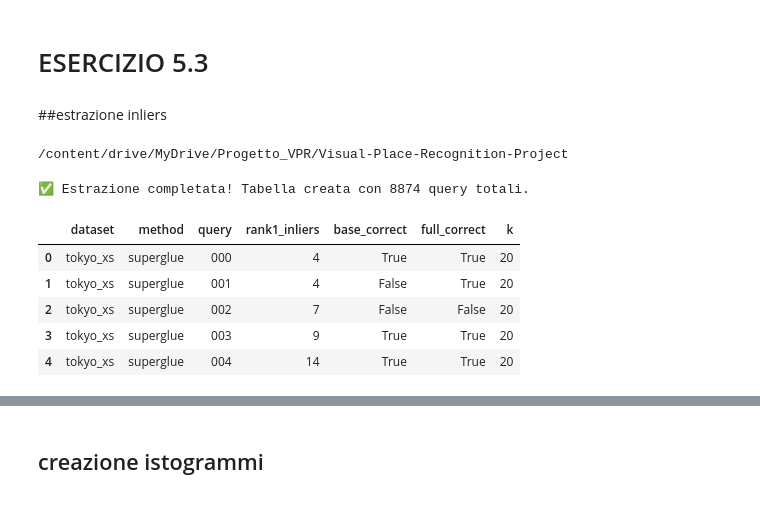
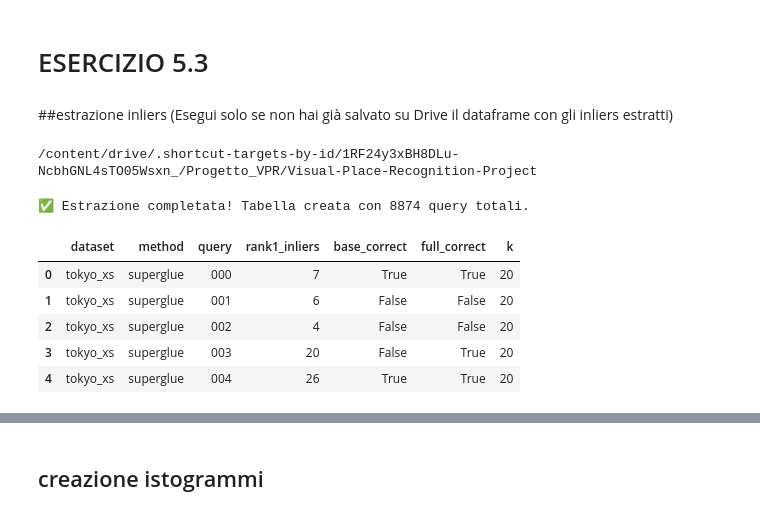
Before and after one commit to androsida/Visual-Place-Recognition-Project, a Jupyter notebook: start_your_project.ipynb, the cells around one changed output, grey strips where cells are left out. Cells and saved outputs as stored; diff of their text form; code cells hidden in the pictures.

```diff
--- a/start_your_project.ipynb
+++ b/start_your_project.ipynb
@@ -389,8 +389,8 @@ svox/night   | superpoint-lg   |  4960.82 ms
 ✅ Tabella salvata in: /content/drive/MyDrive/Progetto_VPR/Visual-Place-Recognition-Project/results/Image_Matching_methods/cosplace/tabella_finale_tempi_query.csv
 # %% [markdown]
 # ESERCIZIO 5.3
-# %% [markdown]
-##estrazione inliers
+# %% [markdown]
+##estrazione inliers (Esegui solo se non hai già salvato su Drive il dataframe con gli inliers estratti)
 # %%
 import torch
 import os
@@ -402,6 +402,11 @@ from tqdm import tqdm
 %cd /content/drive/MyDrive/Progetto_VPR/Visual-Place-Recognition-Project/
 
 # 1. Configurazione Iniziale
+
+# NB CAMBIA QUI IL METODO!
+
+vpr_method = "cosplace"
+
 datasets = ['tokyo_xs', "sf_xs", "svox/sun", "svox/night"]
 methods = ['superglue', 'loftr', 'superpoint-lg']
 base_dir = '/content/drive/MyDrive/Progetto_VPR/Visual-Place-Recognition-Project/results'
@@ -411,8 +416,9 @@ tutti_i_dati = []
 # 2. Ciclo di Estrazione Universale
 for dataset in datasets:
     for method in methods:
-        preds_dir = os.path.join(base_dir, 'Image_Matching_methods', 'mixvpr', dataset, 'preds')
-        inliers_dir = os.path.join(base_dir, 'Image_Matching_methods', 'mixvpr', dataset, f'preds_{method}')
+
+        preds_dir = os.path.join(base_dir, 'Image_Matching_methods', vpr_method, dataset, 'preds')
+        inliers_dir = os.path.join(base_dir, 'Image_Matching_methods', vpr_method, dataset, f'preds_{method}')
 
         if not os.path.exists(inliers_dir) or not os.path.exists(preds_dir):
             continue
@@ -459,37 +465,50 @@ for dataset in datasets:
                 continue
 
             # Calcolo metriche per la riga
             k = min(len(predictions), len(inliers_list))
             if k == 0: continue
 
             base_correct = predictions[0] in positives
 
             # Troviamo l'indice del candidato con più inliers per il full_reranking
             best_idx = max(range(k), key=lambda i: (inliers_list[i], -i))
             full_correct = predictions[best_idx] in positives
 
             # Aggiungiamo la riga al "database"
             tutti_i_dati.append({
                 "dataset": dataset,
                 "method": method,
                 "query": q_name,
                 "rank1_inliers": inliers_list[0],
                 "base_correct": base_correct,
                 "full_correct": full_correct,
                 "k": k
             })
 
 # 3. Creazione del DataFrame globale in memoria
 df_risultati = pd.DataFrame(tutti_i_dati)
-print(f"\n✅ Estrazione completata! Tabella creata con {len(df_risultati)} query totali.")
+# 4. Salvataggio direttamente nella cartella drive del metodo VPR del csv e del .pkl
+output_dir = Path(base_dir) / "Image_Matching_methods" / vpr_method
+output_dir.mkdir(parents=True, exist_ok=True)
+
+pkl_path = output_dir / f"df_risultati_adaptive_{vpr_method}.pkl"
+csv_path = output_dir / f"df_risultati_adaptive_{vpr_method}.csv"
+
+df_risultati.to_pickle(pkl_path)
+df_risultati.to_csv(csv_path, index=False)
+
+
+print(f".pkl salvato in: {pkl_path}")
+print(f"CSV salvato in: {csv_path}")
+print(f"\n Estrazione completata! Tabella creata con {len(df_risultati)} query totali.")
 
 df_risultati.head()
 # %% [output]
-/content/drive/MyDrive/Progetto_VPR/Visual-Place-Recognition-Project
+/content/drive/.shortcut-targets-by-id/1RF24y3xBH8DLu-NcbhGNL4sTO05Wsxn_/Progetto_VPR/Visual-Place-Recognition-Project
 ✅ Estrazione completata! Tabella creata con 8874 query totali.
 |  | dataset | method | query | rank1_inliers | base_correct | full_correct | k |
-| 0 | tokyo_xs | superglue | 000 | 4 | True | True | 20 |
-| 1 | tokyo_xs | superglue | 001 | 4 | False | True | 20 |
-| 2 | tokyo_xs | superglue | 002 | 7 | False | False | 20 |
-| 3 | tokyo_xs | superglue | 003 | 9 | True | True | 20 |
-| 4 | tokyo_xs | superglue | 004 | 14 | True | True | 20 |
+| 0 | tokyo_xs | superglue | 000 | 7 | True | True | 20 |
+| 1 | tokyo_xs | superglue | 001 | 6 | False | False | 20 |
+| 2 | tokyo_xs | superglue | 002 | 4 | False | False | 20 |
+| 3 | tokyo_xs | superglue | 003 | 20 | False | True | 20 |
+| 4 | tokyo_xs | superglue | 004 | 26 | True | True | 20 |
```
Also changed, not shown: parts of 4 cells of this notebook.
